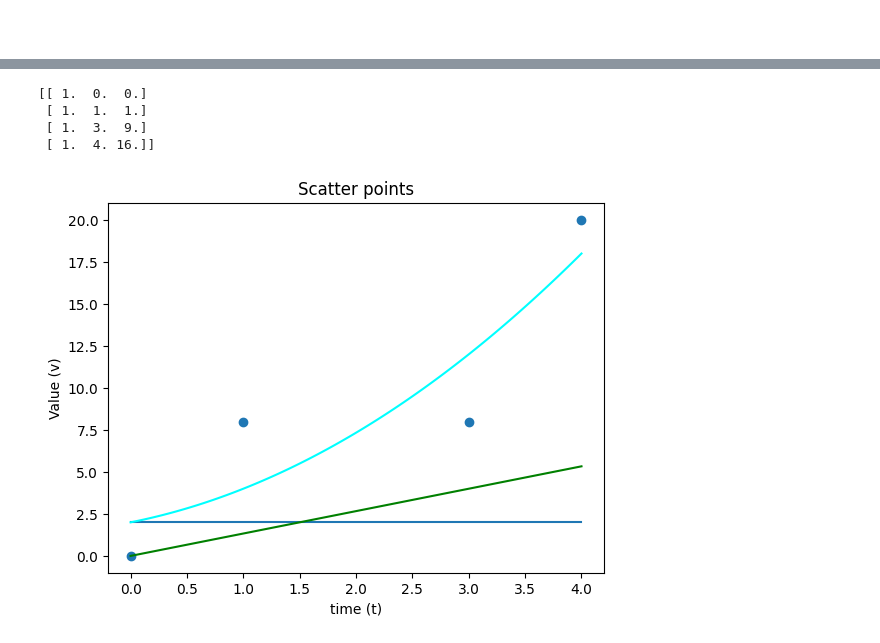
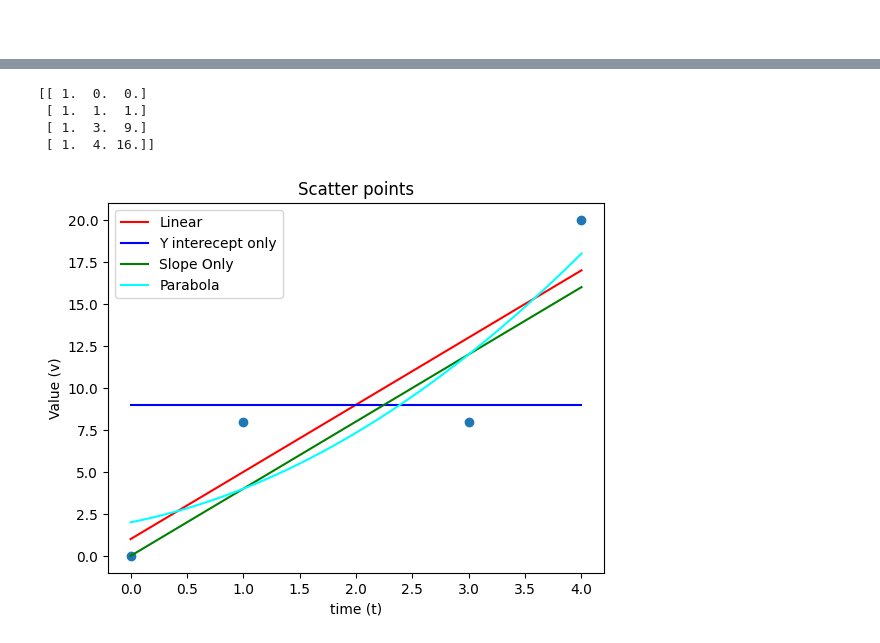
Before and after one commit to farhatnadim/ComputationalMath, a Jupyter notebook: Linear_Algebra_Strang_fifth_edition/Chapter4/Leastsquare/ex_1_11.ipynb, the cells around one changed output, grey strips where cells are left out. Saved outputs shown, nothing was run; the diff lists cells and outputs as text; code cells hidden in the pictures.

```diff
--- a/Linear_Algebra_Strang_fifth_edition/Chapter4/Leastsquare/ex_1_11.ipynb
+++ b/Linear_Algebra_Strang_fifth_edition/Chapter4/Leastsquare/ex_1_11.ipynb
@@ -44,9 +37,9 @@ x_vec_bar = np.linalg.solve(A.T@A,A.T@b_vec)
 #now since we have found C,D which are the coefficient of the fitted lines, we need to get the new
 #output
 print(f"The solution vector x_vec_bar {x_vec_bar} with shape {x_vec_bar.shape}")
-C = x_vec_bar[0]
-D = x_vec_bar[1]
-y = C + D*t_vec
+C1 = x_vec_bar[0]
+D1 = x_vec_bar[1]
+y1 = C1 + D1*t_vec_interpolated
 
 # Corrected calculation of p
 p = A @ x_vec_bar
@@ -75,7 +68,6 @@ E =  np.sum(e**2)
 print(f"The error vector e:\n{e}")
 print(f"The sum of squared errors E: {E}")
 
-1
 # verifiying that e is perpendicular to tA
 zero_matrix = e.T @ A
 print(zero_matrix)
@@ -102,7 +94,8 @@ The shortest distance 6.6332495807108
 # y = C
 A = np.ones((4,1))
 x_vec_bar = np.linalg.solve(A.T@A,A.T@b_vec)
-C = x_vec_bar[0]
+C2 = x_vec_bar[0]
+y2 = C2*np.ones(N)
 print(f"The horizontal line fit C: {C}")
 e = C - b_vec
 print(e)
@@ -118,20 +111,8 @@ The horizontal line fit C: 9.0
 A = t_vec
 print(A.T@b_vec)
 print(A.T@A)
-D = (A.T@b_vec)/(A.T@A)
-print(D)
-
-plt.scatter(t_vec,b_vec)
-plt.title("Scatter points")
-plt.xlabel("time (t)")
-plt.ylabel("Value (v)")
-plt.plot(t_vec,y, 'r')
-N = 100
-t_vec_interpolated = np.linspace(t_vec[0],t_vec[-1],N)
-plt.plot(t_vec_interpolated,np.ones(N)*C)
-y = D*t_vec_interpolated
-plt.plot(t_vec_interpolated,y,'g')
-plt.show()
+D3 = (A.T@b_vec)/(A.T@A)
+y3 = D*t_vec_interpolated
 # %% [output]
 112
 26
@@ -140,31 +119,28 @@ plt.show()
 # %%
 # fit the points to a parabola
 A_parabola = np.ones((4,3))
 A_parabola[:,1] = t_vec
 A_parabola[:,2] = t_vec**2
 print(A_parabola)
 
 A_transposeA = A_parabola.T@A_parabola
 
 [C,D,E] = np.linalg.solve(A_transposeA,A_parabola.T@b_vec)
-
+y_parabola = C + t_vec_interpolated*D + t_vec_interpolated**2*E
 
 plt.scatter(t_vec,b_vec)
 plt.title("Scatter points")
 plt.xlabel("time (t)")
 plt.ylabel("Value (v)")
-#plt.plot(t_vec,y, 'r')
-N = 100
-t_vec_interpolated = np.linspace(t_vec[0],t_vec[-1],N)
-plt.plot(t_vec_interpolated,np.ones(N)*C)
-y = D*t_vec_interpolated
-y_parabola = C + t_vec_interpolated*D + t_vec_interpolated**2*E
-plt.plot(t_vec_interpolated,y,'g')
-plt.plot(t_vec_interpolated,y_parabola,'cyan')
+plt.plot(t_vec_interpolated,y1, 'r',label='Linear')
+plt.plot(t_vec_interpolated,y2,'b', label='Y interecept only')
+plt.plot(t_vec_interpolated,y3,'g',label="Slope Only")
+plt.plot(t_vec_interpolated,y_parabola,'cyan',label="Parabola")
+plt.legend()
 plt.show()
 # %% [output]
 [[ 1.  0.  0.]
  [ 1.  1.  1.]
  [ 1.  3.  9.]
  [ 1.  4. 16.]]
-[figure, old version]
+[figure, new version]
```
Also changed, not shown: parts of 5 cells of this notebook, 2 other files.
